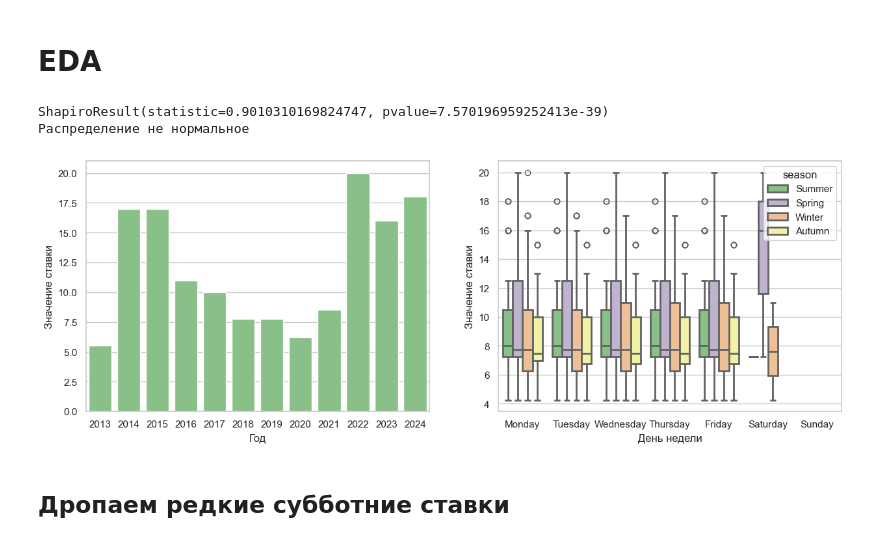
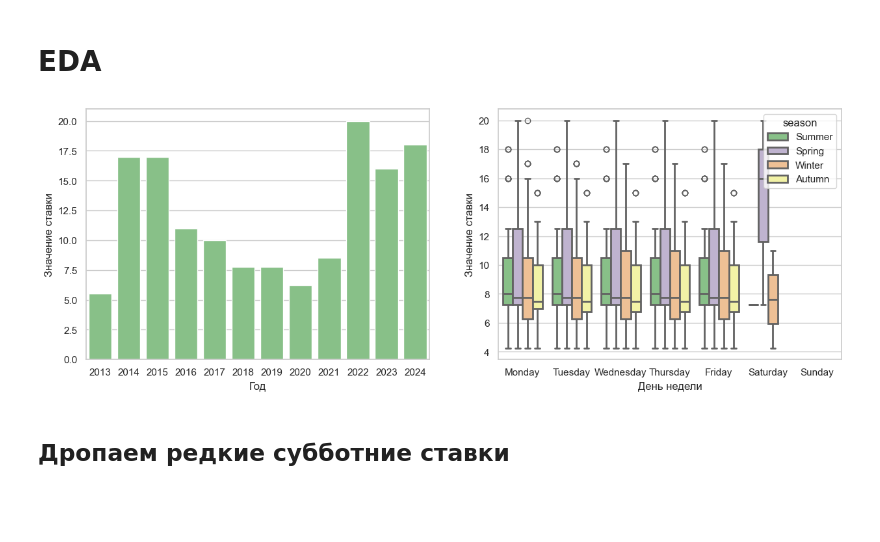
Before and after one commit to myxa95/01_Prediction_of_the_key_rate_in_the_Russian_Federation_MLOps, a Jupyter notebook: notebooks/Parcer_EDA.ipynb, the cells around one changed output. Drawn from its saved outputs; the diff is of its cells as text; code cells hidden in the pictures; blank space fills up the shorter version.

```diff
--- a/notebooks/Parcer_EDA.ipynb
+++ b/notebooks/Parcer_EDA.ipynb
@@ -143,19 +142,6 @@ plt.show()
 [figure]
 # %% [markdown]
 # EDA
-# %%
-# Проверка на нормальное или ненормальное распределение.
-test_shapiro = stats.shapiro(df['key_rate'])
-
-print(test_shapiro)
-
-if test_shapiro.pvalue < 0.05:
-    print('Распределение не нормальное')
-else:
-    print('Распределение нормальное')
-# %% [output]
-ShapiroResult(statistic=0.9010310169824747, pvalue=7.570196959252413e-39)
-Распределение не нормальное
 # %%
 # Определение категориальных типов данных для дней недели и месяцев
 cat_day = CategoricalDtype(categories=['Monday', 'Tuesday', 'Wednesday', 'Thursday', 'Friday', 'Saturday', 'Sunday'], ordered= True)
@@ -191,22 +177,35 @@ def create_features(data, col_datetime):
 # Создание признаков
 df_features = create_features(data=df, col_datetime='date')
 # %%
-# Смотрим графики для анализа
-fig, ax = plt.subplots(1, 2, figsize=(15, 5))
+def plot_features(df_features):
+    """
+    Создает два графика для анализа ключевой ставки:
+    1. Бары максимальных значений ставки по годам.
+    2. Боксплот распределения ставки по дням недели и сезонам.
 
-year_group = pd.DataFrame(df_features.groupby('year')['key_rate'].max()).reset_index().sort_values('key_rate')
+    Параметры:
+    df_features (pd.DataFrame): DataFrame, содержащий данные о ключевой ставке, днях недели, сезоны.
 
-sns.barplot(data=year_group, x='year', y='key_rate', ax=ax[0])
-ax[0].set_xlabel('Год')
-ax[0].set_ylabel('Значение ставки')
+    Возвращает:
+    Два графика
+    """
+    fig, ax = plt.subplots(1, 2, figsize=(15, 5))
 
-sns.boxplot(data=df_features, x='weekday', y='key_rate', hue='season', ax=ax[1], linewidth=2)
-ax[1].set_xlabel('День недели')
-ax[1].set_ylabel('Значение ставки')
+    year_group = pd.DataFrame(df_features.groupby('year')['key_rate'].max()).reset_index().sort_values('key_rate')
 
-plt.show()
+    sns.barplot(data=year_group, x='year', y='key_rate', ax=ax[0])
+    ax[0].set_xlabel('Год')
+    ax[0].set_ylabel('Значение ставки')
+
+    sns.boxplot(data=df_features, x='weekday', y='key_rate', hue='season', ax=ax[1], linewidth=2)
+    ax[1].set_xlabel('День недели')
+    ax[1].set_ylabel('Значение ставки')
+
+    plt.show()
-# %% [output]
-[figure, removed]
+# %%
+plot_features(df_features)
+# %% [output]
+[figure, added]
 # %% [markdown]
 ## Дропаем редкие субботние ставки
 # %%
```
Also changed, not shown: parts of 18 cells of this notebook, 8 other files.
